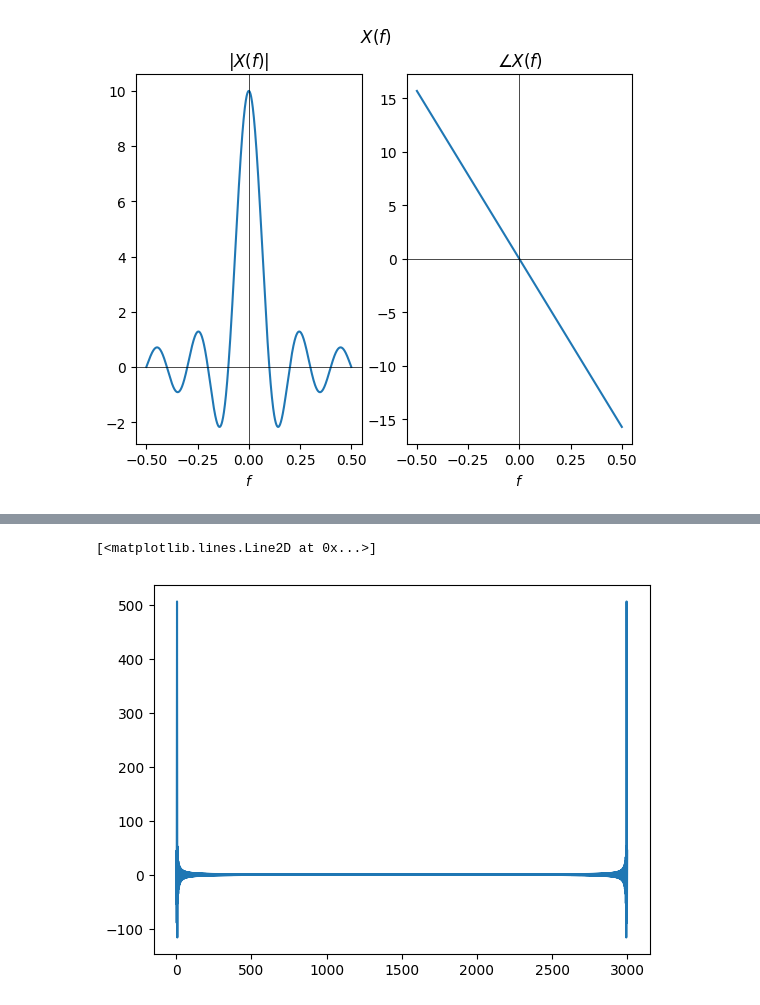
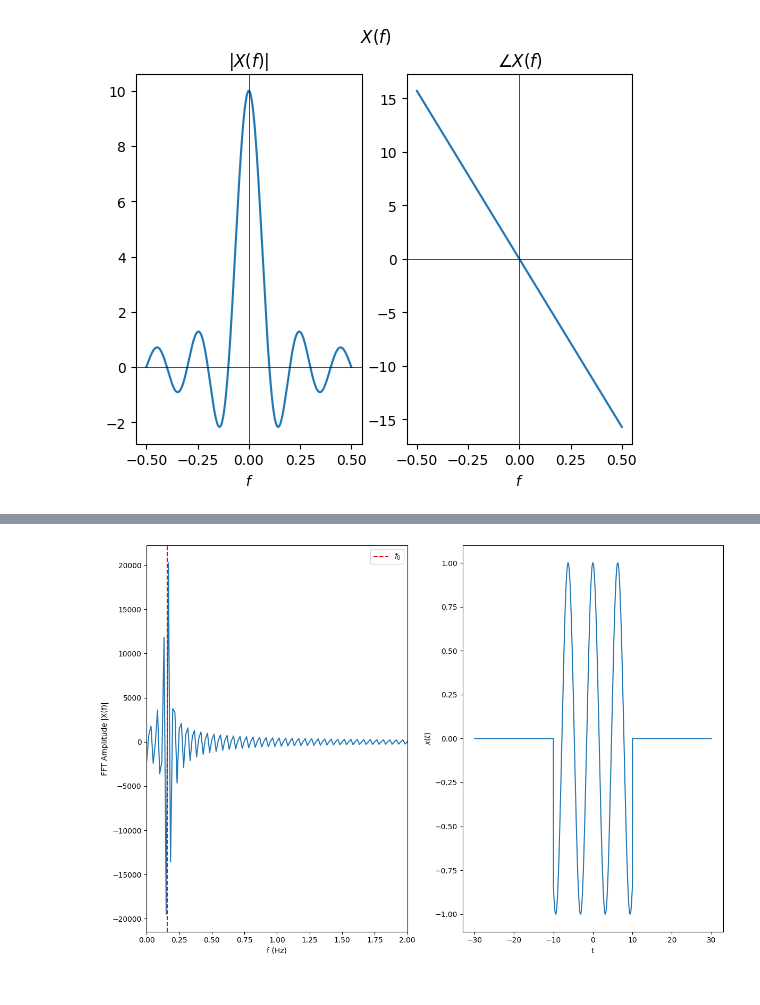
Before and after one commit to ADebor/adebor.github.io, a Jupyter notebook: notebooks/syst0002_tp8.ipynb, the cells around one changed output, grey strips where cells are left out. Drawn from its saved outputs; the diff is of its cells as text; code cells hidden in the pictures.

```diff
--- a/notebooks/syst0002_tp8.ipynb
+++ b/notebooks/syst0002_tp8.ipynb
@@ -114,19 +128,32 @@ y.size
-# %%
-ft = fft.fft(y[3000:])
-plt.plot(ft)
-# %% [output]
-[<matplotlib.lines.Line2D at 0x...>]
-[figure, removed]
-# %%
-# tf de la fonction (dérivée analytiquement)
-def bounded_cos(t):
-  T = 20
-  y = np.cos(t)
-  y = [y if t<=T/2 and t>-T/2 else 0 for y, t in zip(y, t)]
-  return np.asarray(y)
-
-t = np.arange(-30, 30, 0.01)
-y = bounded_cos(t)
-plt.plot(t, y)
-plt.xlabel("$t$")
-plt.ylabel("$x(t)$")
+# %%
+# FFT
+X = np.fft.fft(x)
+
+# nombre de points renvoyés par la FFT
+N = len(X)
+
+# reconstruction des fréquences discrètes
+n = np.arange(N)
+T = N/sr
+freq = n/T
+
+# visualisation
+plt.figure(figsize = (12, 8))
+
+plt.subplot(121)
+plt.plot(freq, X)
+plt.xlabel('f (Hz)')
+plt.ylabel('FFT Amplitude |X(f)|')
+plt.xlim(0, 2)
+plt.axvline(1/(2*np.pi), color='r', label='$f_0$', ls='--')
+plt.legend()
+
+plt.subplot(122)
+plt.plot(t, np.fft.ifft(X))
+plt.xlabel('t')
+plt.ylabel('$x(t)$')
+plt.tight_layout()
+
+plt.show()
+# %% [output]
+[figure, added]
```
Also changed, not shown: parts of 10 cells of this notebook.
